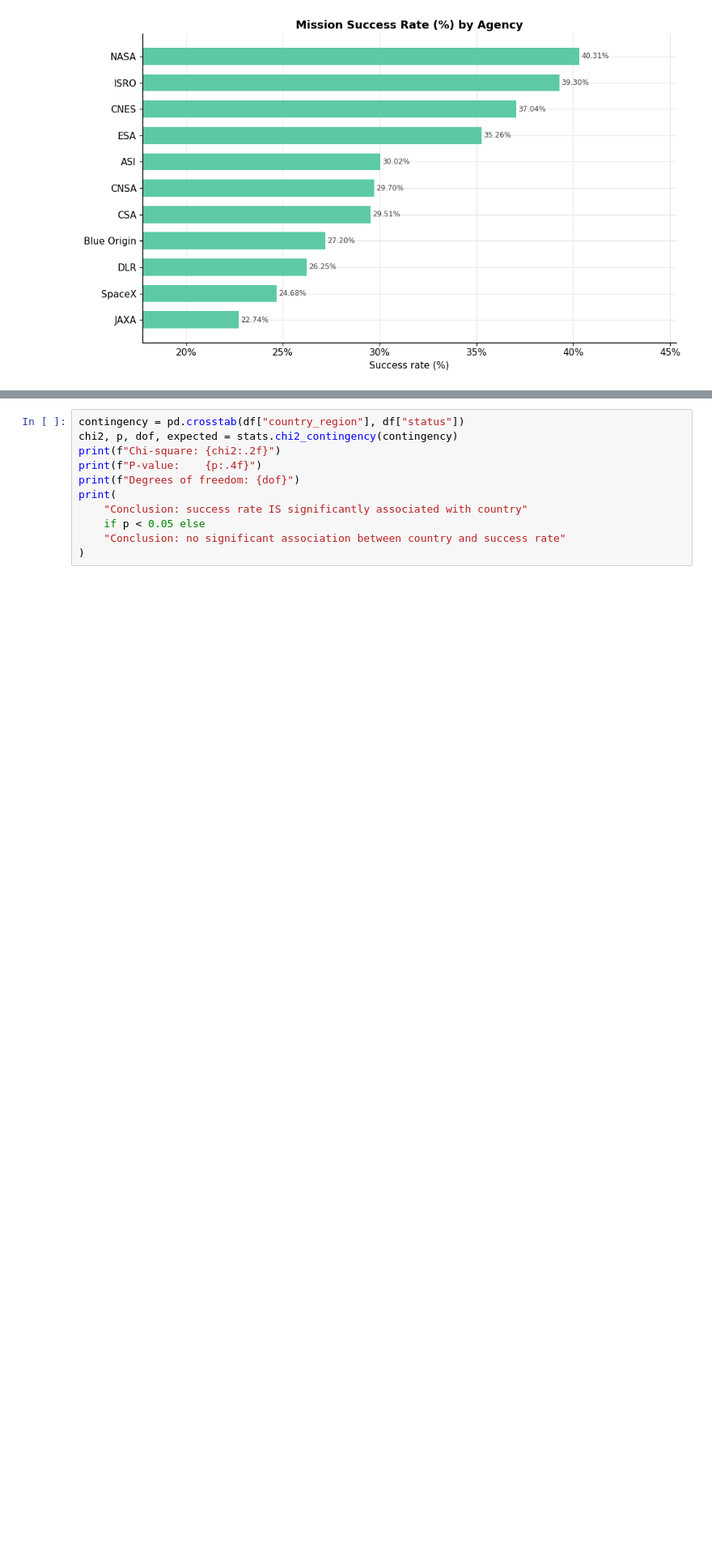
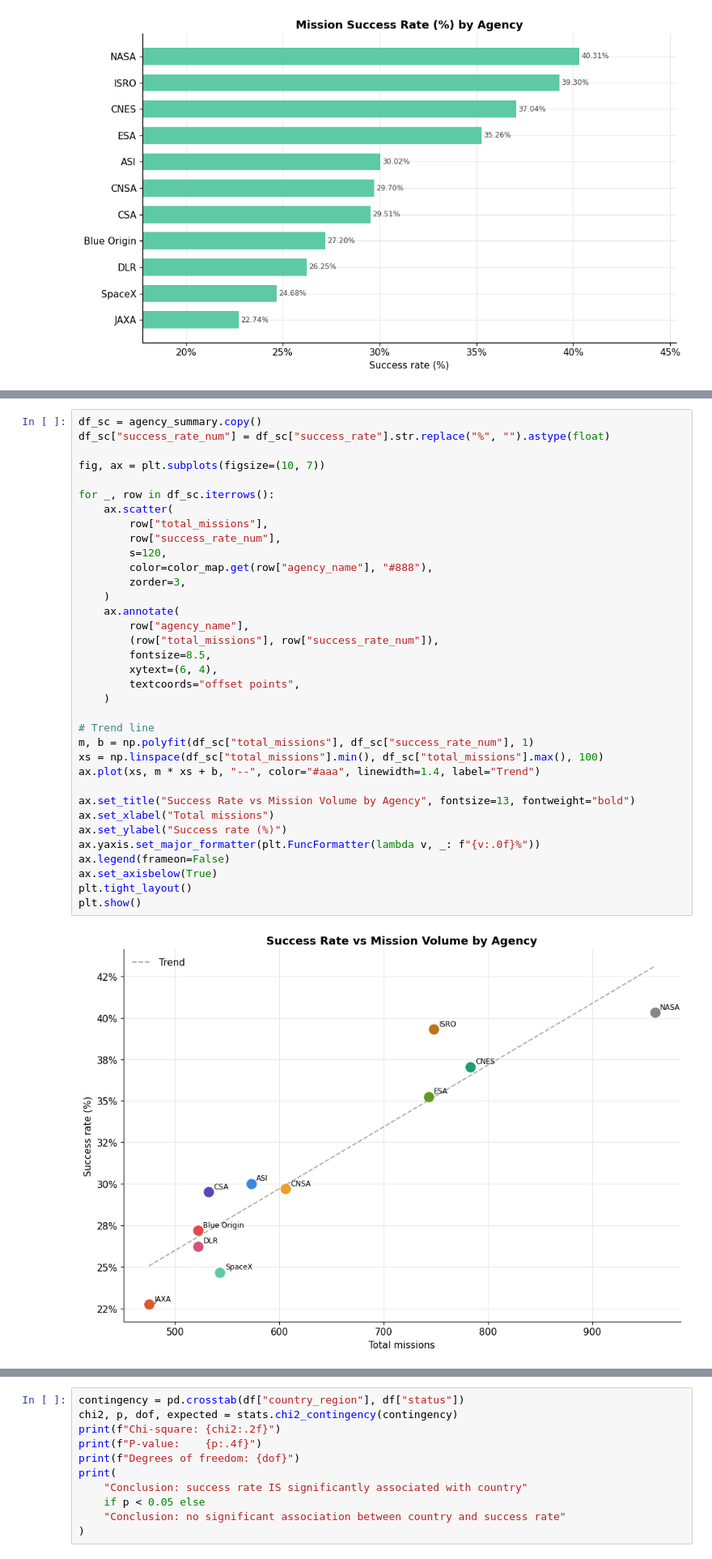
Before and after one commit to ahmedmohi0/Space_mission_analysis, a Jupyter notebook: notebooks/02_EDA.ipynb, the cells around one changed output, grey strips where cells are left out. Shown at 81% size. Cells and saved outputs as stored; diff of their text form; blank space fills up the shorter version.

```diff
--- a/notebooks/02_EDA.ipynb
+++ b/notebooks/02_EDA.ipynb
@@ -303,0 +308,37 @@ plt.show()
+# %%
+df_sc = agency_summary.copy()
+df_sc["success_rate_num"] = df_sc["success_rate"].str.replace("%", "").astype(float)
+
+fig, ax = plt.subplots(figsize=(10, 7))
+
+for _, row in df_sc.iterrows():
+    ax.scatter(
+        row["total_missions"],
+        row["success_rate_num"],
+        s=120,
+        color=color_map.get(row["agency_name"], "#888"),
+        zorder=3,
+    )
+    ax.annotate(
+        row["agency_name"],
+        (row["total_missions"], row["success_rate_num"]),
+        fontsize=8.5,
+        xytext=(6, 4),
+        textcoords="offset points",
+    )
+
+# Trend line
+m, b = np.polyfit(df_sc["total_missions"], df_sc["success_rate_num"], 1)
+xs = np.linspace(df_sc["total_missions"].min(), df_sc["total_missions"].max(), 100)
+ax.plot(xs, m * xs + b, "--", color="#aaa", linewidth=1.4, label="Trend")
+
+ax.set_title("Success Rate vs Mission Volume by Agency", fontsize=13, fontweight="bold")
+ax.set_xlabel("Total missions")
+ax.set_ylabel("Success rate (%)")
+ax.yaxis.set_major_formatter(plt.FuncFormatter(lambda v, _: f"{v:.0f}%"))
+ax.legend(frameon=False)
+ax.set_axisbelow(True)
+plt.tight_layout()
+plt.show()
+# %% [output]
+[figure, added]
```
Also changed, not shown: parts of 56 cells of this notebook, 1 other file.
